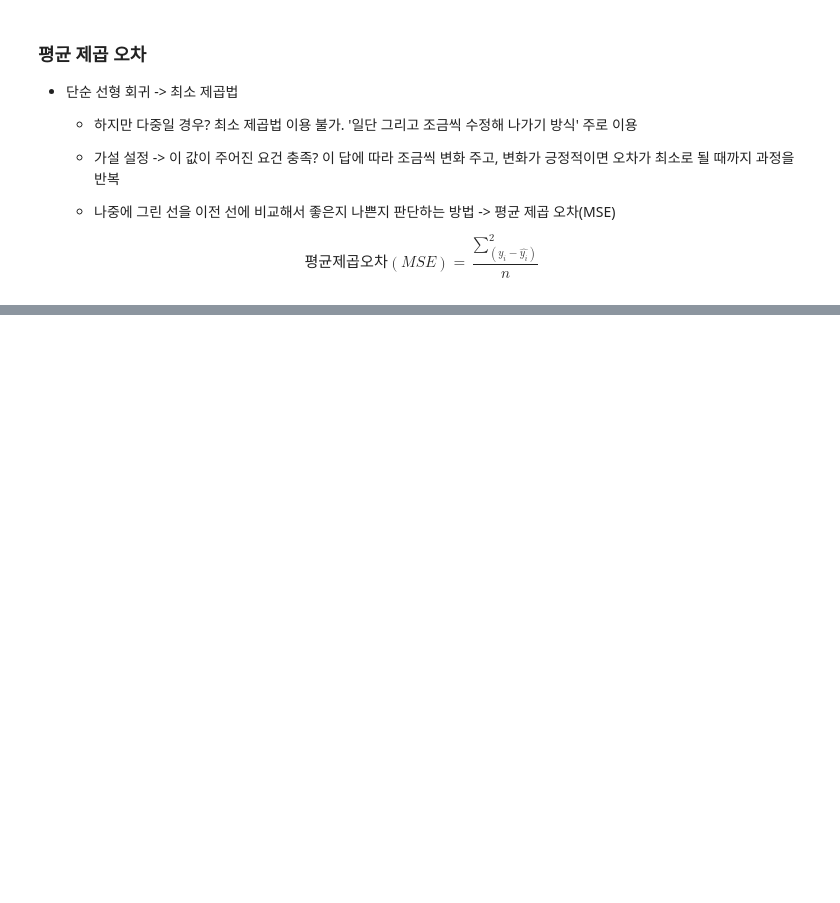
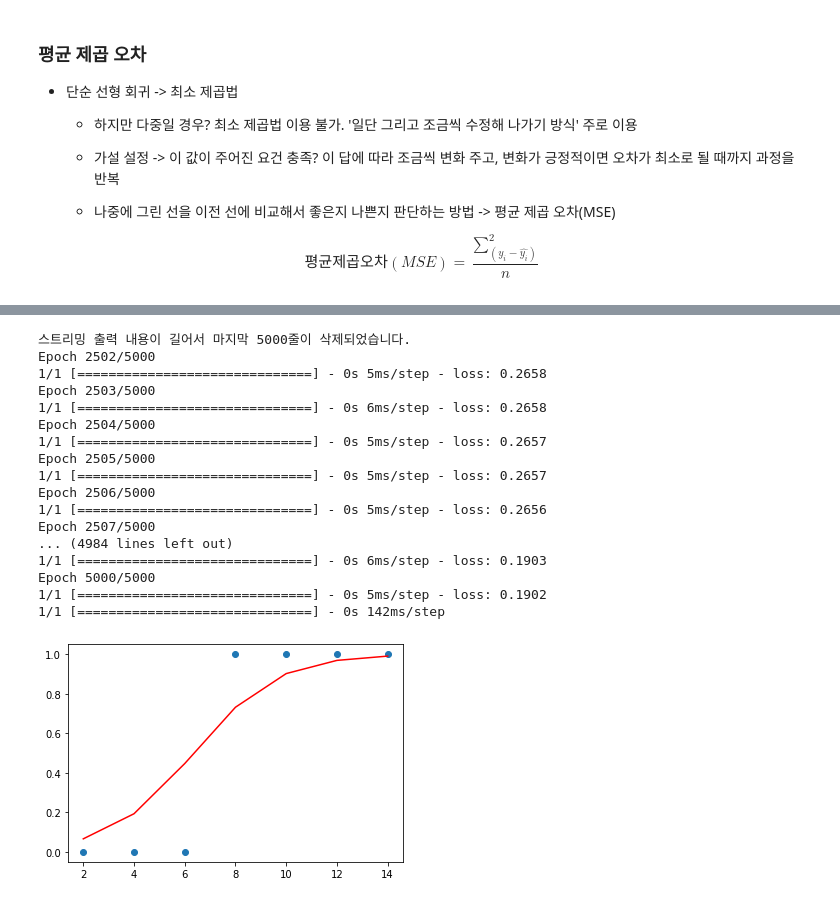
Before and after one commit to gamemefy/machine-learning-portfolio, a Jupyter notebook: Studies/모두의딥러닝.ipynb, the cells around one changed output, grey strips where cells are left out. Drawn from its saved outputs; the diff is of its cells as text; code cells hidden in the pictures; blank space fills up the shorter version.

```diff
--- a/Studies/모두의딥러닝.ipynb
+++ b/Studies/모두의딥러닝.ipynb
@@ -212,0 +472,43 @@ print("평균 제곱 오차: " + str(mse(y, predict_result)))
+# %%
+import numpy as np
+import matplotlib.pyplot as plt
+
+from tensorflow.keras.models import Sequential
+from tensorflow.keras.layers import Dense
+
+x = np.array([2,4,6,8,10,12,14])
+y = np.array([0,0,0,1,1,1,1])
+
+model = Sequential()
+model.add(Dense(1, input_dim=1, activation='sigmoid'))
+
+model.compile(optimizer='sgd', loss='binary_crossentropy')
+
+model.fit(x, y, epochs=5000)
+
+plt.scatter(x,y)
+plt.plot(x,model.predict(x), 'r')
+plt.show()
+# 임의의 시간을 집어넣어 점수 예측하는 모델을 테스트
+hour = 7
+prediction = model.predict([hour])
+print("%.f시간을 공부할 경우 합격 예상 확률은 %.01f점입니다." % (hour, 100*prediction))
+# %% [output]
+스트리밍 출력 내용이 길어서 마지막 5000줄이 삭제되었습니다.
+Epoch 2502/5000
+1/1 [==============================] - 0s 5ms/step - loss: 0.2658
+Epoch 2503/5000
+1/1 [==============================] - 0s 6ms/step - loss: 0.2658
+Epoch 2504/5000
+1/1 [==============================] - 0s 5ms/step - loss: 0.2657
+Epoch 2505/5000
+1/1 [==============================] - 0s 5ms/step - loss: 0.2657
+Epoch 2506/5000
+1/1 [==============================] - 0s 5ms/step - loss: 0.2656
+Epoch 2507/5000
+... (4984 lines left out)
+1/1 [==============================] - 0s 6ms/step - loss: 0.1903
+Epoch 5000/5000
+1/1 [==============================] - 0s 5ms/step - loss: 0.1902
+1/1 [==============================] - 0s 142ms/step
+[figure, added]
```
Also changed, not shown: parts of 10 cells of this notebook.
